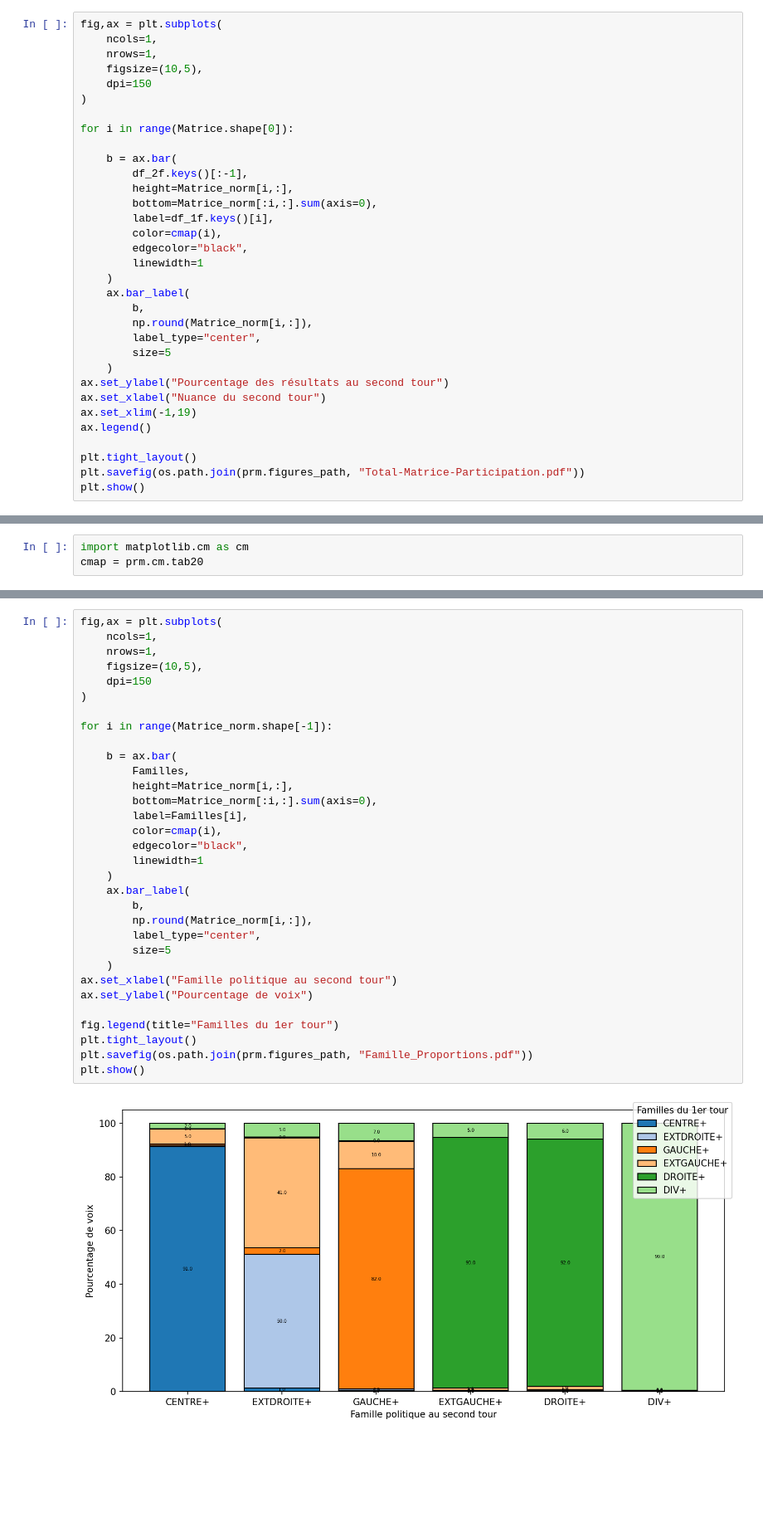
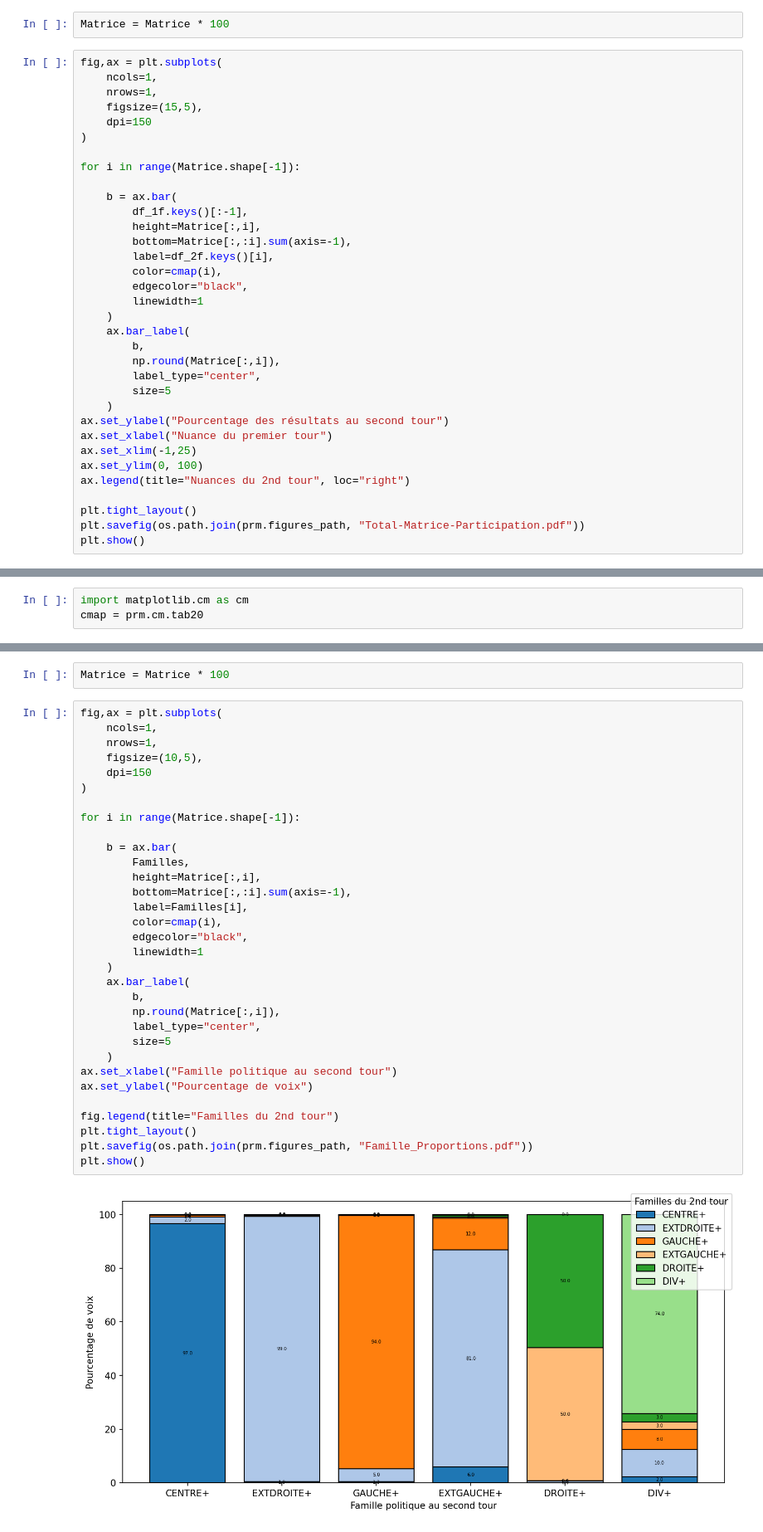
Before and after one commit to alexandre-laine/Pipeline_Elections_Legislatives, a Jupyter notebook: main/D_Resultats.ipynb, the cells around one changed output, grey strips where cells are left out. Shown at 83% size. Cells and saved outputs as stored; diff of their text form; blank space fills up the shorter version.

```diff
--- a/main/D_Resultats.ipynb
+++ b/main/D_Resultats.ipynb
@@ -166,32 +160,35 @@ Matrice_norm = Matrice / Matrice.sum(axis=0) * 100
+# %%
+Matrice = Matrice * 100
 # %%
 fig,ax = plt.subplots(
     ncols=1,
     nrows=1,
-    figsize=(10,5),
+    figsize=(15,5),
     dpi=150
 )
 
-for i in range(Matrice.shape[0]):
+for i in range(Matrice.shape[-1]):
 
     b = ax.bar(
-        df_2f.keys()[:-1],
-        height=Matrice_norm[i,:],
-        bottom=Matrice_norm[:i,:].sum(axis=0),
-        label=df_1f.keys()[i],
+        df_1f.keys()[:-1],
+        height=Matrice[:,i],
+        bottom=Matrice[:,:i].sum(axis=-1),
+        label=df_2f.keys()[i],
         color=cmap(i),
         edgecolor="black",
         linewidth=1
     )
     ax.bar_label(
         b,
-        np.round(Matrice_norm[i,:]),
+        np.round(Matrice[:,i]),
         label_type="center",
         size=5
     )
 ax.set_ylabel("Pourcentage des résultats au second tour")
-ax.set_xlabel("Nuance du second tour")
-ax.set_xlim(-1,19)
-ax.legend()
+ax.set_xlabel("Nuance du premier tour")
+ax.set_xlim(-1,25)
+ax.set_ylim(0, 100)
+ax.legend(title="Nuances du 2nd tour", loc="right")
 
 plt.tight_layout()
 plt.savefig(os.path.join(prm.figures_path, "Total-Matrice-Participation.pdf"))
@@ -624,37 +714,39 @@ Matrice_norm = Matrice / Matrice.sum(axis=0) * 100
+# %%
+Matrice = Matrice * 100
 # %%
 fig,ax = plt.subplots(
     ncols=1,
     nrows=1,
     figsize=(10,5),
     dpi=150
 )
 
-for i in range(Matrice_norm.shape[-1]):
+for i in range(Matrice.shape[-1]):
 
     b = ax.bar(
         Familles,
-        height=Matrice_norm[i,:],
-        bottom=Matrice_norm[:i,:].sum(axis=0),
+        height=Matrice[:,i],
+        bottom=Matrice[:,:i].sum(axis=-1),
         label=Familles[i],
         color=cmap(i),
         edgecolor="black",
         linewidth=1
     )
     ax.bar_label(
         b,
-        np.round(Matrice_norm[i,:]),
+        np.round(Matrice[:,i]),
         label_type="center",
         size=5
     )
 ax.set_xlabel("Famille politique au second tour")
 ax.set_ylabel("Pourcentage de voix")
 
-fig.legend(title="Familles du 1er tour")
+fig.legend(title="Familles du 2nd tour")
 plt.tight_layout()
 plt.savefig(os.path.join(prm.figures_path, "Famille_Proportions.pdf"))
 plt.show()
 # %% [output]
-[figure, old version]
+[figure, new version]
 # %%
 print(r2_score(Test, Pred))
 print(mean_squared_error(Test, Pred))
```
Also changed, not shown: parts of 12 cells of this notebook, 19 other files.
